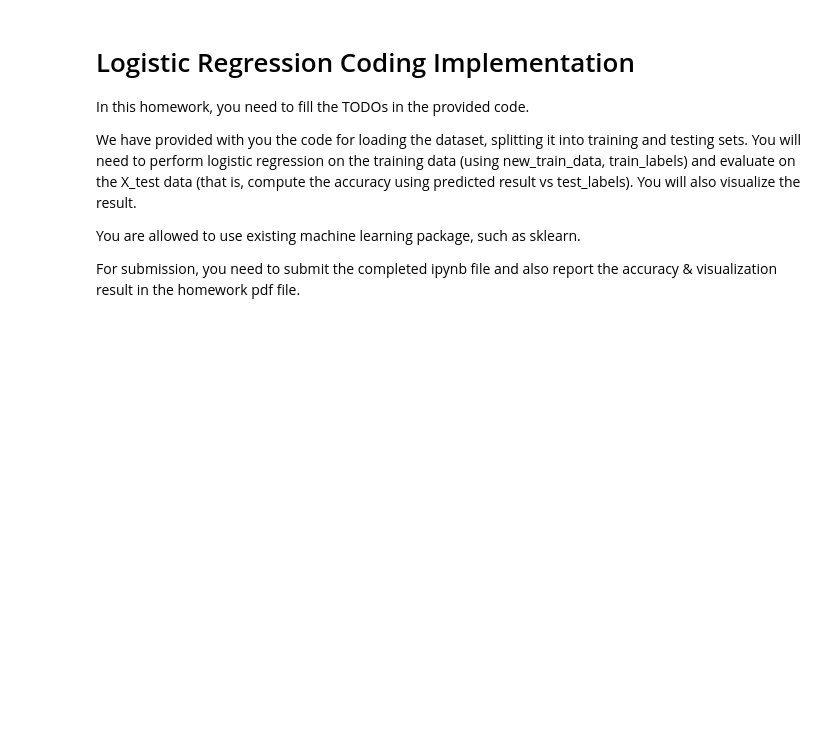
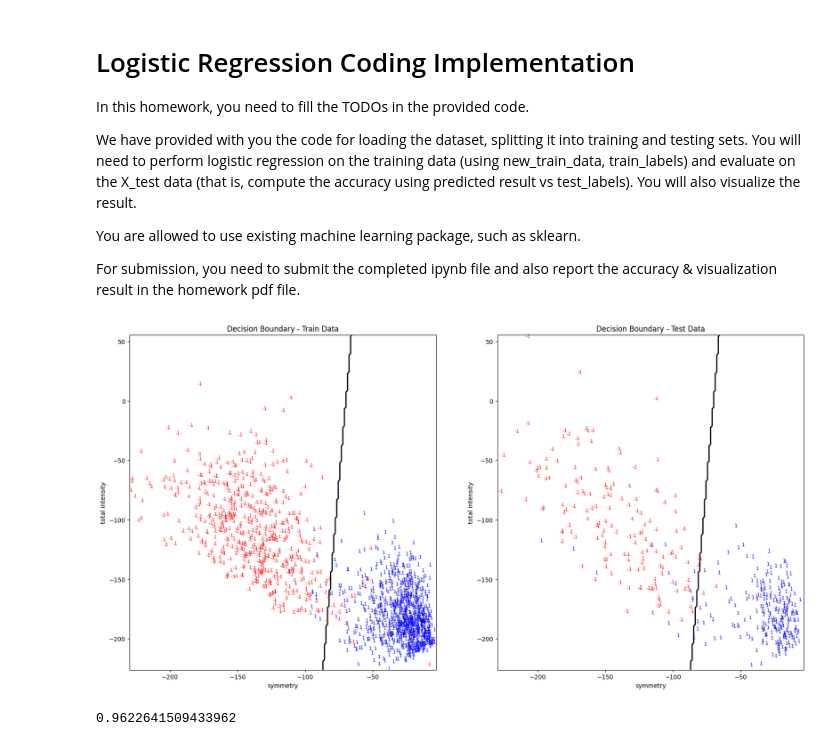
Before and after one commit to VishalSeeni-108/CS165B-HW, a Jupyter notebook: HW 2/logistic_regression.ipynb, the cells around one changed output. Cells and saved outputs as stored; diff of their text form; code cells hidden in the pictures; blank space fills up the shorter version.

```diff
--- a/HW 2/logistic_regression.ipynb
+++ b/HW 2/logistic_regression.ipynb
@@ -52,7 +52,8 @@ new_test_data = get_data(test_data, new_test_data)
 # You can use package like sklearn.linear_model.LinearRegression
 from sklearn.linear_model import LogisticRegression
 # ===== Training Logistic Regression using sklearn =====
-
+model = LogisticRegression().fit(new_train_data, train_labels)
+prediction = model.predict(X=new_test_data)
 # ============================================================
 # %%
 def plot_with_boundary(X_train, y_train, X_test, y_test, model):
@@ -65,38 +66,42 @@ def plot_with_boundary(X_train, y_train, X_test, y_test, model):
     probs = model.predict(grid).reshape(xx1.shape)
 
     # Training plot
     ax[0].contour(xx1, xx2, probs, levels=[0], linewidths=2, colors='black')
     for i in range(X_train.shape[0]):
         color = 'blue' if y_train[i] == 1 else 'red'
         ax[0].text(X_train[i,0], X_train[i,1], str(y_train[i]), fontsize=8, ha='center', va='center', color=color)
     ax[0].set_xlabel("symmetry")
     ax[0].set_ylabel("total intensity")
     ax[0].set_title("Decision Boundary - Train Data")
     ax[0].set_xlim(x1_min, x1_max)
     ax[0].set_ylim(x2_min, x2_max)
 
     # Testing plot
     ax[1].contour(xx1, xx2, probs, levels=[0], linewidths=2, colors='black')
     for i in range(X_test.shape[0]):
         color = 'blue' if y_test[i] == 1 else 'red'
         ax[1].text(X_test[i,0], X_test[i,1], str(y_test[i]), fontsize=8, ha='center', va='center', color=color)
     ax[1].set_xlabel("symmetry")
     ax[1].set_ylabel("total intensity")
     ax[1].set_title("Decision Boundary - Test Data")
     ax[1].set_xlim(x1_min, x1_max)
     ax[1].set_ylim(x2_min, x2_max)
 
     plt.show()
 
 # TODO: Visualization =======================================
 # You may use the provided visualization function
 # Or you can implement one yourself
-
+plot_with_boundary(new_train_data, train_labels, new_test_data, test_labels, model)
 # ============================================================
+# %% [output]
+[figure, added]
 # %%
 from sklearn.metrics import accuracy_score
 # TODO: Report Acc ===========================================
 # You may use package such as sklearn.metrics.accuracy_score
-
+accuracy_score(y_true=test_labels, y_pred=prediction)
 
 # ============================================================
+# %% [output]
+0.9622641509433962
```
Also changed, not shown: 10 other files.
